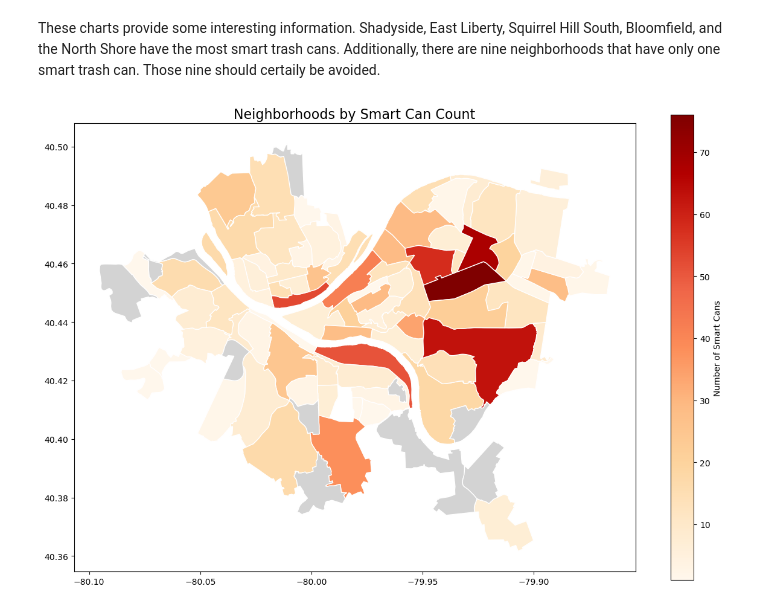
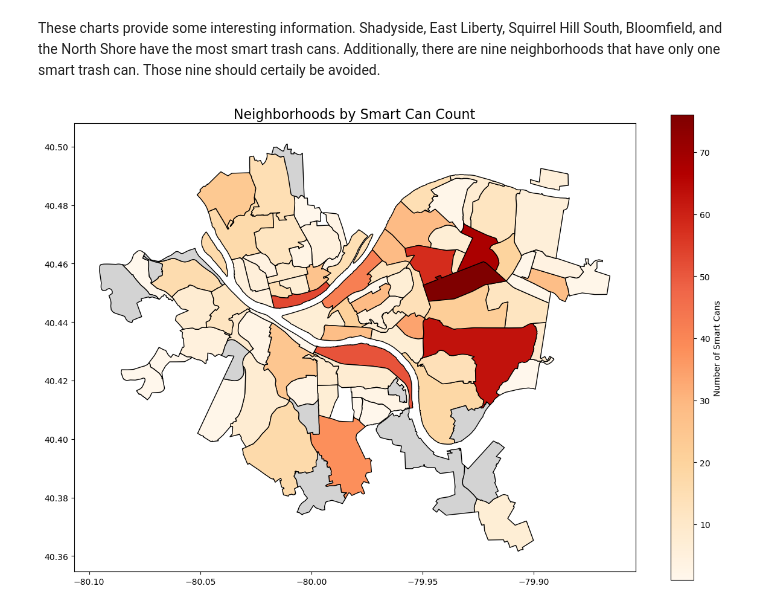
Before and after one commit to G-Farrell/CMPINF-Final, a Jupyter notebook: GLF-Final.ipynb, the cells around one changed output. Saved outputs shown, nothing was run; the diff lists cells and outputs as text; code cells hidden in the pictures.

```diff
--- a/GLF-Final.ipynb
+++ b/GLF-Final.ipynb
@@ -41,17 +41,17 @@ These charts provide some interesting information. Shadyside, East Liberty, Squi
 # %%
 neighborhoods = geopandas.read_file("GLF-Neighborhoods/Neighborhoods_.shp")
 smart_cans_count = df.groupby('neighborhood').size().reset_index(name='smart_cans_count')
 combo = neighborhoods.merge(smart_cans_count, left_on='hood', right_on='neighborhood', how='left')
 
 combo.plot(column='smart_cans_count', # set the data to be used for coloring
                cmap='OrRd',              # choose a color palette
-               edgecolor="white",        # outline the districts in white
+               edgecolor="black",        # outline the districts in white
                legend=True,              # show the legend
                legend_kwds={'label': "Number of Smart Cans"}, # label the legend
                figsize=(15, 10),         # set the size
                missing_kwds={"color": "lightgrey"} # set disctricts with no data to gray
                )
 plt.title("Neighborhoods by Smart Can Count", fontsize=16)
 plt.show()
 # %% [output]
-[figure, old version]
+[figure, new version]
```
